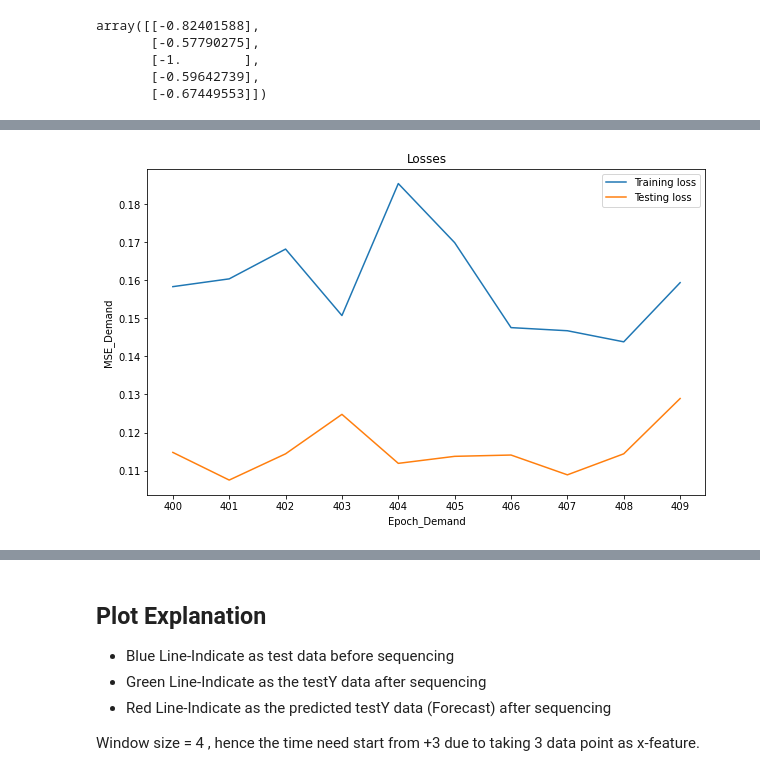
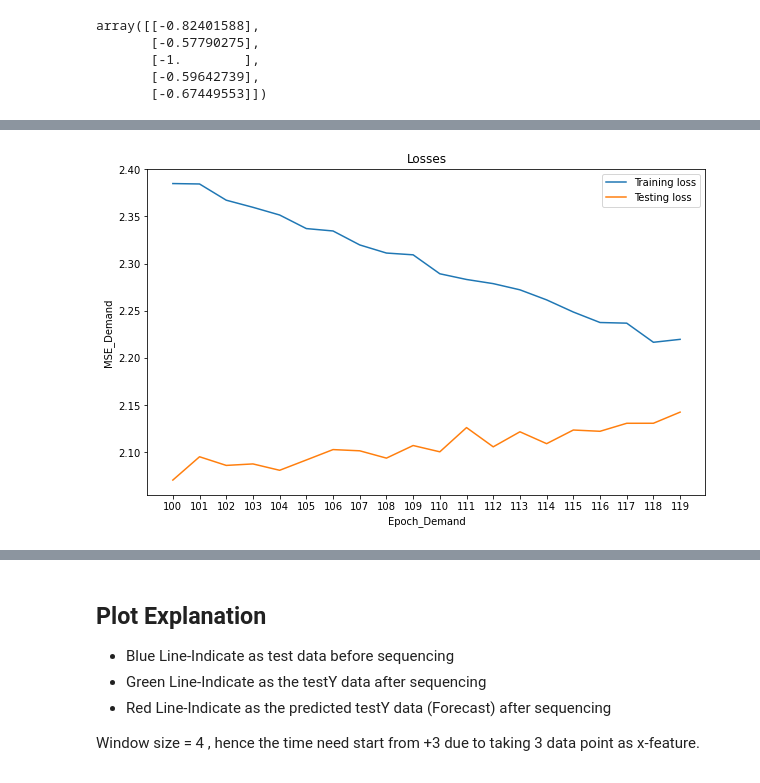
Before and after one commit to CertifaiAI/time-series-labs, a Jupyter notebook: notebook/Univariate CNN-Multi-Step.ipynb, the cells around one changed output, grey strips where cells are left out. Drawn from its saved outputs; the diff is of its cells as text; code cells hidden in the pictures.

```diff
--- a/notebook/Univariate CNN-Multi-Step.ipynb
+++ b/notebook/Univariate CNN-Multi-Step.ipynb
@@ -272,19 +269,20 @@ Test Score: 13.12 RMSE
 ## Exercise for Univariate (Solution)
 # %%
 #Hyperparameter
-num_epochs_shampoo = 414
+num_epochs_shampoo = 120
 split_ratio = 0.70
 n_step_shampoo = 2
-batch_size_shampoo = 4
-window_size_shampoo = 2
-learing_rate_shampoo = 0.1
+batch_size_shampoo = 1
+window_size_shampoo = 3
+learing_rate_shampoo = 0.001
 
 #seed
 torch.manual_seed(123)
 # %% [output]
 <torch._C.Generator at 0x...>
 # %%
-shampoo = pd.read_csv('../datasets/others/shampoo-sales.csv')
+shampoo = pd.read_csv(r'C:\Users\boonkai.yeoh\Desktop\shampoo-sales.csv')
+# shampoo = pd.read_csv('../datasets/others/shampoo-sales.csv')
 shampoo_ts =shampoo['sales']
 shampoo_ts.head()
 # %% [output]
@@ -357,0 +356,7 @@ testX shape:torch.Size([8, 2, 1]) testX shape:torch.Size([8, 2, 1])
+# %%
+# Data Transpose to suit for CNN
+trainX_shampoo = torch.transpose(trainX_shampoo, 1, 2)
+testX_shampoo= torch.transpose(testX_shampoo, 1, 2)
+
+print(f"after transpose trainX shape:{trainX.shape} trainY shape:{trainY.shape}\n")
+print(f"after transpose shape:{testX.shape} testY shape:{testY.shape}")
@@ -363,9 +372,9 @@ train_iter_shampoo = DataLoader(train_dataset_shampoo,batch_size=batch_size_sham
 test_dataset_shampoo = TensorDataset(testX_shampoo, testY_shampoo)
 test_iter_shampoo = DataLoader(test_dataset_shampoo,batch_size=batch_size_shampoo,shuffle=False)
 # %%
-model_shampoo = CNN_Multistep(seq=trainX_shampoo.shape[1], n_step=n_step_shampoo)
+model_shampoo = CNN_Multistep(timeseries=trainX_shampoo.shape[1], n_step=n_step_shampoo)
 print(model_shampoo.eval())
-optimiser_shampoo = torch.optim.SGD(model_shampoo.parameters(), lr=learing_rate_shampoo,momentum=0.4)
+optimiser_shampoo = torch.optim.Adam(model_shampoo.parameters(), lr=learing_rate_shampoo)
 loss_fn_shampoo = nn.MSELoss()
 # %% [output]
 CNN_Multistep(
@@ -412,19 +411,19 @@ plt.show()
 # %%
 # Zoom in by fill in start_epoch and end_epoch
-start_epoch = 400
-end_epoch = 410
+start_epoch = 100
+end_epoch = 120
 plt.figure(figsize=(10,6))
 plt.plot(train_loss_shampoo[start_epoch:end_epoch], label="Training loss")
 plt.plot(val_loss_shampoo[start_epoch:end_epoch], label="Testing loss")
 plt.title("Losses")
 plt.xlabel("Epoch_Demand")
 plt.ylabel("MSE_Demand")
 position=range(end_epoch-start_epoch)
 labels=range(start_epoch,end_epoch)
 plt.xticks(position, labels)
 plt.legend()
 plt.show()
 # %% [output]
-[figure, old version]
+[figure, new version]
 # %%
 #Make predictions
```
Also changed, not shown: parts of 20 cells of this notebook.
